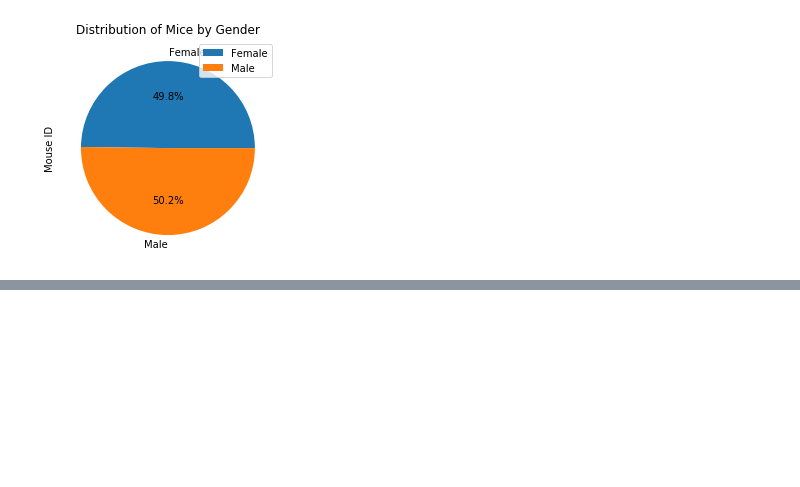
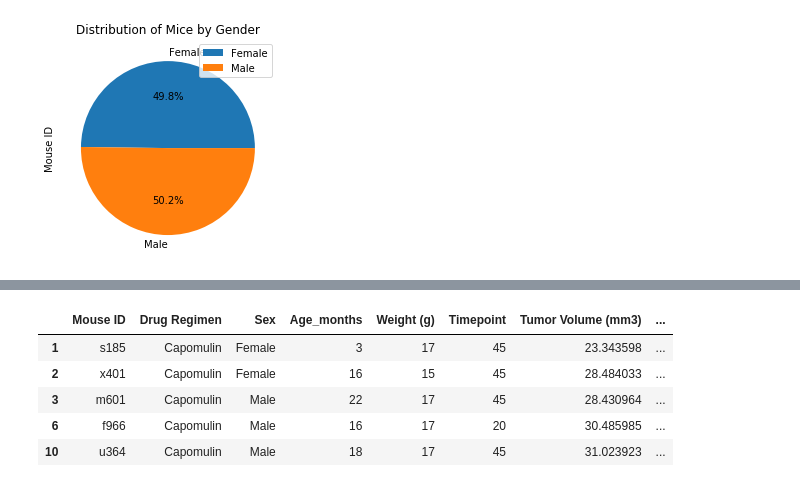
Before and after one commit to aaranzazuu/Pymaceuticals, a Jupyter notebook: Pymaceuticals.ipynb, the cells around one changed output, grey strips where cells are left out. Drawn from its saved outputs; the diff is of its cells as text; code cells hidden in the pictures; blank space fills up the shorter version.

```diff
--- a/Pymaceuticals.ipynb
+++ b/Pymaceuticals.ipynb
@@ -137,0 +152,5 @@ plt.legend(loc="best")
+# %%
+#Group by mouse to get the maximum timepoint
+grouped_mouse = study_results.groupby(["Mouse ID"])["Timepoint"].max()
+grouped_mouse_df = pd.DataFrame(grouped_mouse)
+grouped_mouse_df
@@ -138,3 +172,24 @@ plt.legend(loc="best")
+# %%
+#Merge mouse iwht maximum timepoint with combined data to get the rest of the information
+grouped_combined_mouse_df = pd.merge(combined_data, grouped_mouse_df, on = ["Mouse ID","Timepoint"], how="right")
+grouped_combined_mouse_df
+
+#Look for the final tumor volume (ftv) for each mice in the top drug regimens
+ftv_capomulin_data = grouped_combined_mouse_df.loc[grouped_combined_mouse_df["Drug Regimen"] == "Capomulin"]
+ftv_ramicane_data = grouped_combined_mouse_df.loc[grouped_combined_mouse_df["Drug Regimen"] == "Ramicane"]
+ftv_infubinol_data = grouped_combined_mouse_df.loc[grouped_combined_mouse_df["Drug Regimen"] == "Infubinol"]
+ftv_ceftamin_data = grouped_combined_mouse_df.loc[grouped_combined_mouse_df["Drug Regimen"] == "Ceftamin"]
+
+ftv_top_drugs = [ftv_capomulin_data, ftv_ramicane_data, ftv_infubinol_data, ftv_ceftamin_data]
+ftv_top_drugs_df = pd.concat(ftv_top_drugs)
+ftv_top_drugs_df.head()
+# %% [output]
+|  | Mouse ID | Drug Regimen | Sex | Age_months | Weight (g) | Timepoint | Tumor Volume (mm3) | ... |
+| 1 | s185 | Capomulin | Female | 3 | 17 | 45 | 23.343598 | ... |
+| 2 | x401 | Capomulin | Female | 16 | 15 | 45 | 28.484033 | ... |
+| 3 | m601 | Capomulin | Male | 22 | 17 | 45 | 28.430964 | ... |
+| 6 | f966 | Capomulin | Male | 16 | 17 | 20 | 30.485985 | ... |
+| 10 | u364 | Capomulin | Male | 18 | 17 | 45 | 31.023923 | ... |
 # %%
 #Calculate the quartiles and IQR and quantitatively determine if there are any potential outliers across all four treatment regimens.
 # %%
```
Also changed, not shown: parts of 3 cells of this notebook.
